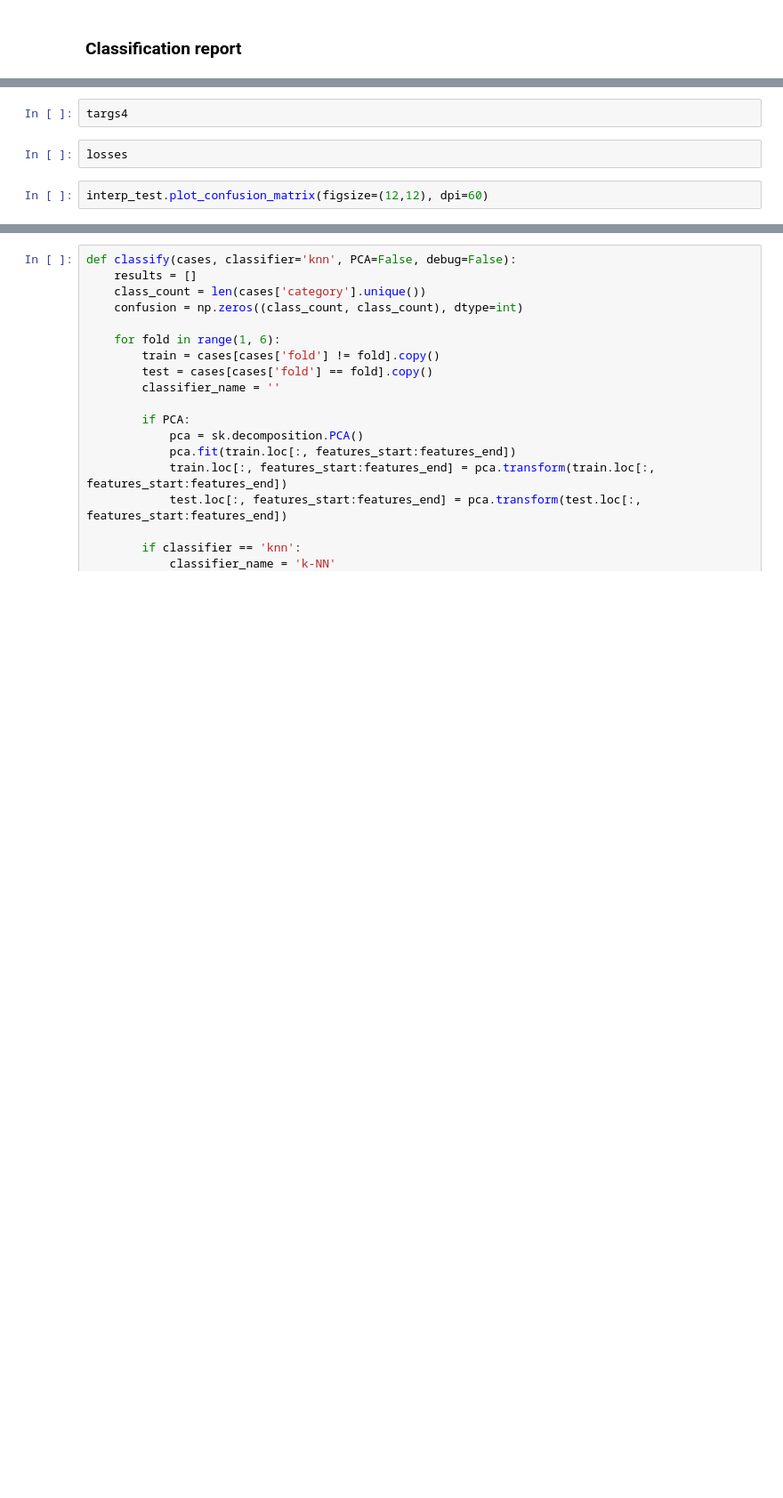
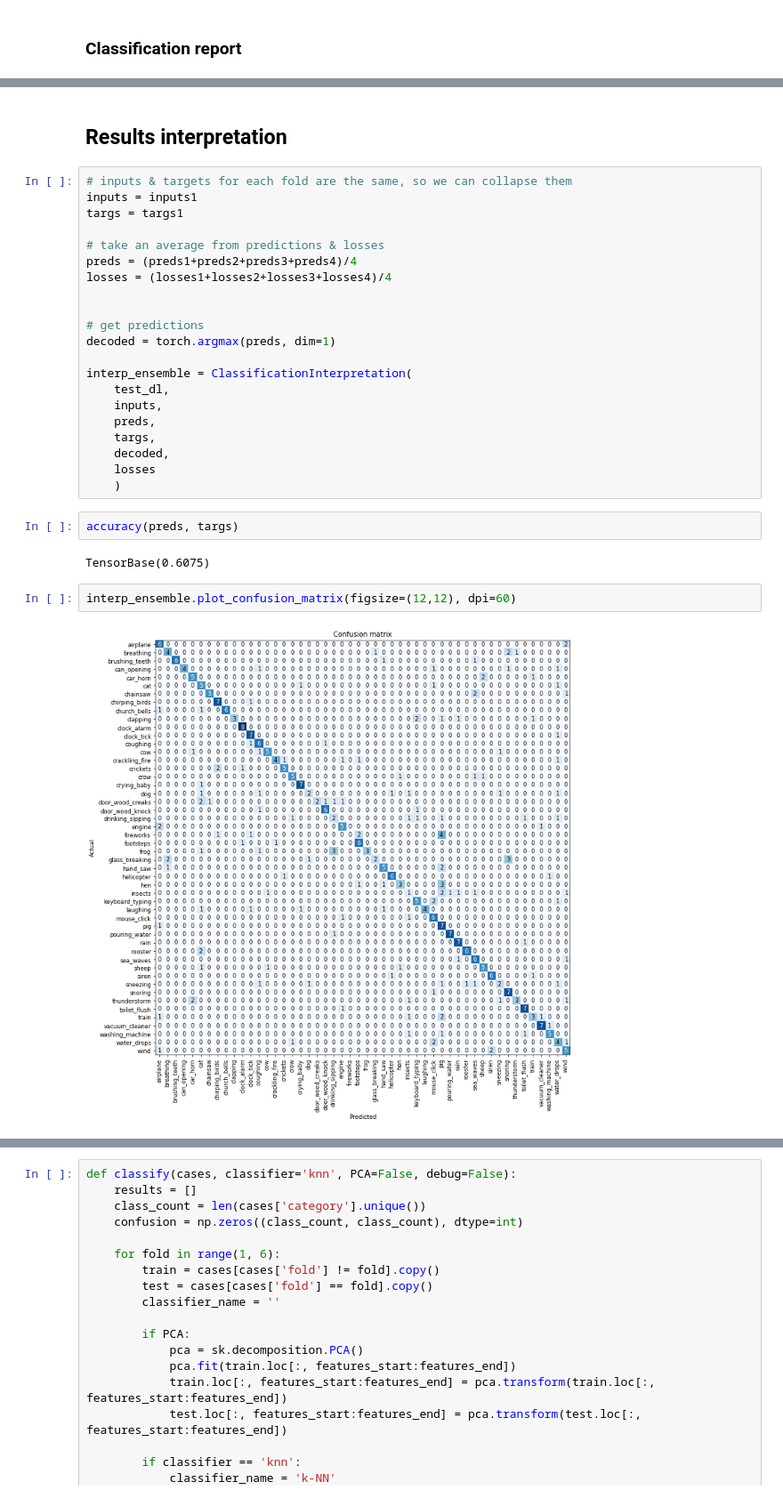
Before and after one commit to adamsiemaszkiewicz/sound_classifier, a Jupyter notebook: 02_Classifier.ipynb, the cells around one changed output, grey strips where cells are left out. Shown at 89% size. Drawn from its saved outputs; the diff is of its cells as text; blank space fills up the shorter version.

```diff
--- a/02_Classifier.ipynb
+++ b/02_Classifier.ipynb
@@ -777,6 +798,31 @@ cat
-# %%
-targs4
-# %%
-losses
+# %% [markdown]
+## Results interpretation
+# %%
+# inputs & targets for each fold are the same, so we can collapse them
+inputs = inputs1
+targs = targs1
+
+# take an average from predictions & losses
+preds = (preds1+preds2+preds3+preds4)/4
+losses = (losses1+losses2+losses3+losses4)/4
+
+
+# get predictions
+decoded = torch.argmax(preds, dim=1)
+
+interp_ensemble = ClassificationInterpretation(
+    test_dl,
+    inputs,
+    preds,
+    targs,
+    decoded,
+    losses
+    )
+# %%
+accuracy(preds, targs)
+# %% [output]
+TensorBase(0.6075)
 # %%
-interp_test.plot_confusion_matrix(figsize=(12,12), dpi=60)
+interp_ensemble.plot_confusion_matrix(figsize=(12,12), dpi=60)
+# %% [output]
+[figure, added]
```
Also changed, not shown: parts of 43 cells of this notebook.
